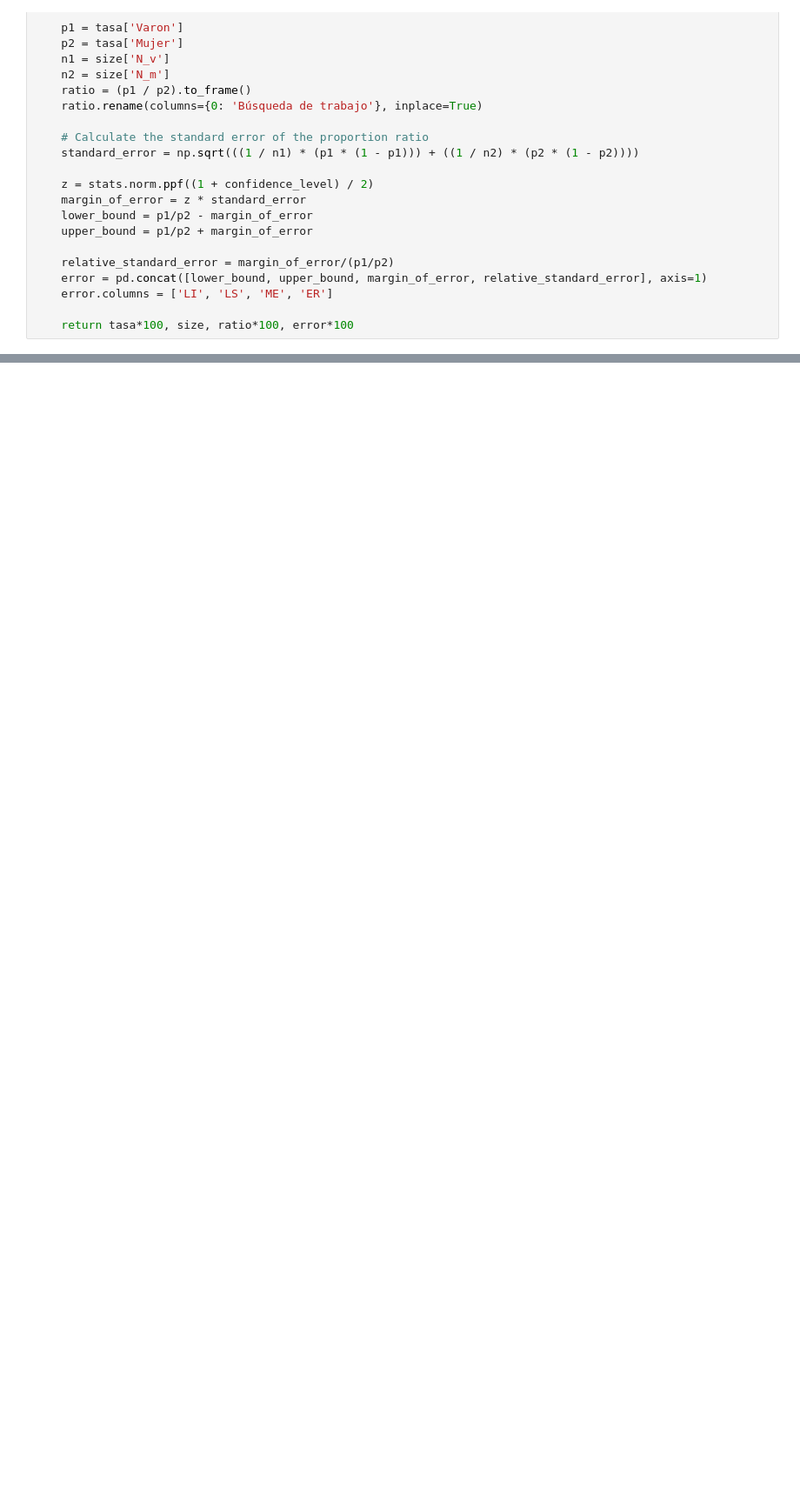
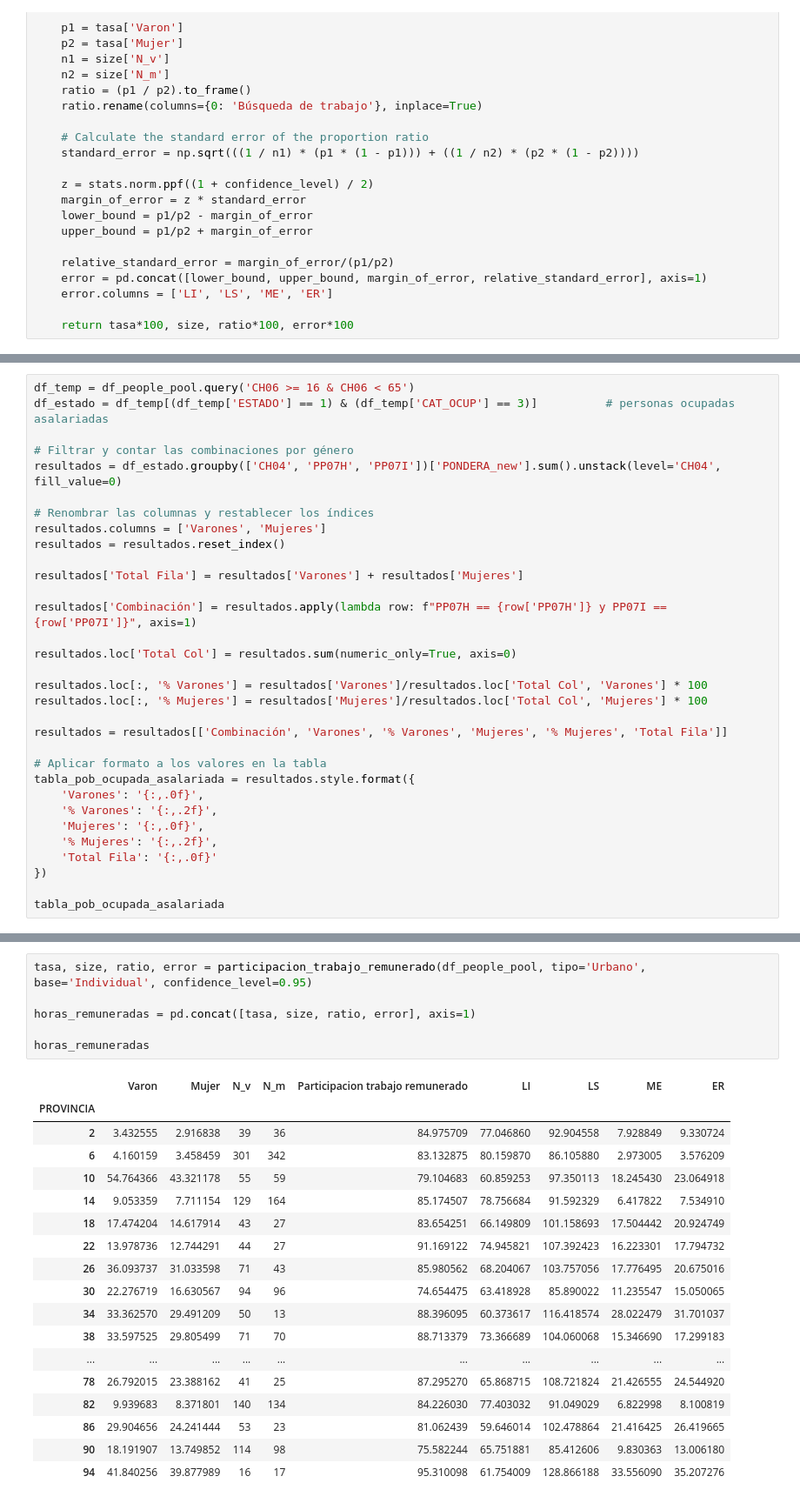
Before and after one commit to datos-Fundar/indice-mercado-trabajo-ingresos, a Jupyter notebook: scripts/xx_indicadores_insercion_laboral.ipynb, the cells around one changed output, grey strips where cells are left out. Shown: that part at 87% size. Drawn from its saved outputs; the diff is of its cells as text; blank space fills up the shorter version.

```diff
--- a/scripts/xx_indicadores_insercion_laboral.ipynb
+++ b/scripts/xx_indicadores_insercion_laboral.ipynb
@@ -200,0 +294,32 @@ desempleo
+# %%
+df_temp = df_people_pool.query('CH06 >= 16 & CH06 < 65')
+df_estado = df_temp[(df_temp['ESTADO'] == 1) & (df_temp['CAT_OCUP'] == 3)]          # personas ocupadas asalariadas
+
+# Filtrar y contar las combinaciones por género
+resultados = df_estado.groupby(['CH04', 'PP07H', 'PP07I'])['PONDERA_new'].sum().unstack(level='CH04', fill_value=0)
+
+# Renombrar las columnas y restablecer los índices
+resultados.columns = ['Varones', 'Mujeres']
+resultados = resultados.reset_index()
+
+resultados['Total Fila'] = resultados['Varones'] + resultados['Mujeres']
+
+resultados['Combinación'] = resultados.apply(lambda row: f"PP07H == {row['PP07H']} y PP07I == {row['PP07I']}", axis=1)
+
+resultados.loc['Total Col'] = resultados.sum(numeric_only=True, axis=0)
+
+resultados.loc[:, '% Varones'] = resultados['Varones']/resultados.loc['Total Col', 'Varones'] * 100
+resultados.loc[:, '% Mujeres'] = resultados['Mujeres']/resultados.loc['Total Col', 'Mujeres'] * 100
+
+resultados = resultados[['Combinación', 'Varones', '% Varones', 'Mujeres', '% Mujeres', 'Total Fila']]
+
+# Aplicar formato a los valores en la tabla
+tabla_pob_ocupada_asalariada = resultados.style.format({
+    'Varones': '{:,.0f}',
+    '% Varones': '{:,.2f}',
+    'Mujeres': '{:,.0f}',
+    '% Mujeres': '{:,.2f}',
+    'Total Fila': '{:,.0f}'
+})
+
+tabla_pob_ocupada_asalariada
@@ -200,0 +401,25 @@ desempleo
+# %%
+tasa, size, ratio, error = participacion_trabajo_remunerado(df_people_pool, tipo='Urbano', base='Individual', confidence_level=0.95)
+
+horas_remuneradas = pd.concat([tasa, size, ratio, error], axis=1)
+
+horas_remuneradas
+# %% [output]
+|  | Varon | Mujer | N_v | N_m | Participacion trabajo remunerado | LI | LS | ME | ER |
+| PROVINCIA |  |  |  |  |  |  |  |  |  |
+| 2 | 3.432555 | 2.916838 | 39 | 36 | 84.975709 | 77.046860 | 92.904558 | 7.928849 | 9.330724 |
+| 6 | 4.160159 | 3.458459 | 301 | 342 | 83.132875 | 80.159870 | 86.105880 | 2.973005 | 3.576209 |
+| 10 | 54.764366 | 43.321178 | 55 | 59 | 79.104683 | 60.859253 | 97.350113 | 18.245430 | 23.064918 |
+| 14 | 9.053359 | 7.711154 | 129 | 164 | 85.174507 | 78.756684 | 91.592329 | 6.417822 | 7.534910 |
+| 18 | 17.474204 | 14.617914 | 43 | 27 | 83.654251 | 66.149809 | 101.158693 | 17.504442 | 20.924749 |
+| 22 | 13.978736 | 12.744291 | 44 | 27 | 91.169122 | 74.945821 | 107.392423 | 16.223301 | 17.794732 |
+| 26 | 36.093737 | 31.033598 | 71 | 43 | 85.980562 | 68.204067 | 103.757056 | 17.776495 | 20.675016 |
+| 30 | 22.276719 | 16.630567 | 94 | 96 | 74.654475 | 63.418928 | 85.890022 | 11.235547 | 15.050065 |
+| 34 | 33.362570 | 29.491209 | 50 | 13 | 88.396095 | 60.373617 | 116.418574 | 28.022479 | 31.701037 |
+| 38 | 33.597525 | 29.805499 | 71 | 70 | 88.713379 | 73.366689 | 104.060068 | 15.346690 | 17.299183 |
+| ... | ... | ... | ... | ... | ... | ... | ... | ... | ... |
+| 78 | 26.792015 | 23.388162 | 41 | 25 | 87.295270 | 65.868715 | 108.721824 | 21.426555 | 24.544920 |
+| 82 | 9.939683 | 8.371801 | 140 | 134 | 84.226030 | 77.403032 | 91.049029 | 6.822998 | 8.100819 |
+| 86 | 29.904656 | 24.241444 | 53 | 23 | 81.062439 | 59.646014 | 102.478864 | 21.416425 | 26.419665 |
+| 90 | 18.191907 | 13.749852 | 114 | 98 | 75.582244 | 65.751881 | 85.412606 | 9.830363 | 13.006180 |
+| 94 | 41.840256 | 39.877989 | 16 | 17 | 95.310098 | 61.754009 | 128.866188 | 33.556090 | 35.207276 |
```
Also changed, not shown: parts of 14 cells of this notebook, 2 other files.
